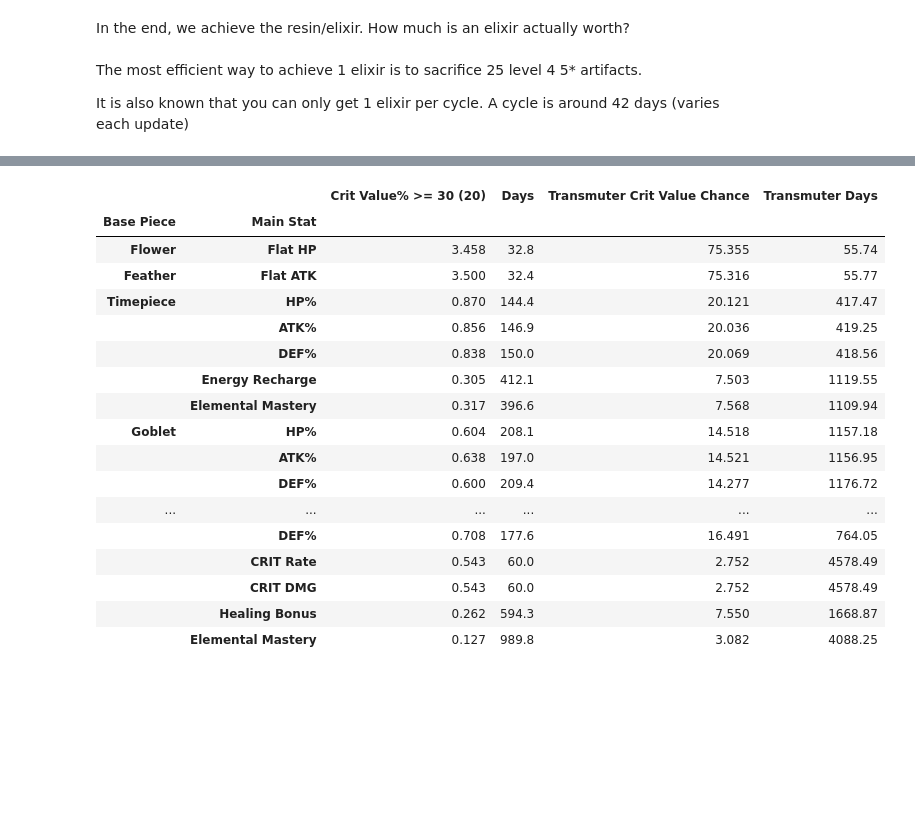
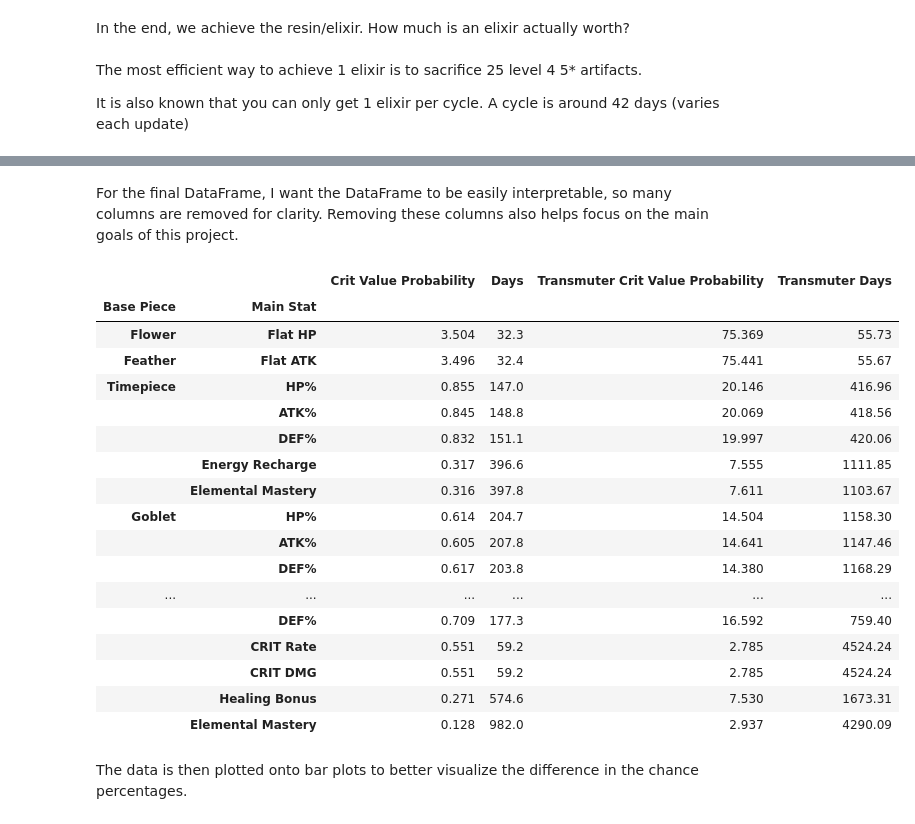
Before and after one commit to sjkevinnguyen/genshin-artifact, a Jupyter notebook: simulation.ipynb, the cells around one changed output, grey strips where cells are left out. Saved outputs shown, nothing was run; the diff lists cells and outputs as text; code cells hidden in the pictures; blank space fills up the shorter version.

Commit message:
Finish simulation.ipynb
Finished the write-up of the entire project. There might be some typos.
Last thing left is the README.md.

```diff
--- a/simulation.ipynb
+++ b/simulation.ipynb
@@ -155,6 +154,8 @@ However, for circlets with crit main stat, we will do 20+ cv as it is more reaso
 # Creating the series to add to the dataframe.
 import math
 
+# Average the elemental goblet percentages because they all have the same base probability.
+# This will result in a more accurate chance.
 element_goblets = [round(len([a for a in artifact_lists['Goblet'] if a.main_stat == 'PyroDMG%'])/simulations * 100, 3),
     round(len([a for a in artifact_lists['Goblet'] if a.main_stat == 'ElectroDMG%'])/simulations * 100, 3),
     round(len([a for a in artifact_lists['Goblet'] if a.main_stat == 'CryoDMG%'])/simulations * 100, 3),
@@ -165,6 +166,7 @@ element_goblets = [round(len([a for a in artifact_lists['Goblet'] if a.main_stat
     round(len([a for a in artifact_lists['Goblet'] if a.main_stat == 'PhysicalDMG%'])/simulations * 100, 3)]
 ele_goblets_average = round(sum(element_goblets) / len(element_goblets), 3)
 
+#
 crit = [round(len([a for a in artifact_lists['Circlet'] if a.main_stat == 'CRIT Rate%'])/simulations * 100, 3),
     round(len([a for a in artifact_lists['Circlet'] if a.main_stat == 'CRIT DMG%'])/simulations * 100, 3)]
 
@@ -200,7 +202,8 @@ crit_value_column = [
     round(len([a for a in artifact_lists['Circlet'] if a.main_stat == 'EM'])/simulations * 100, 3),
 ]
 
-df2['Crit Value% >= 30 (20)'] = crit_value_column
+# Insert series into DataFrame
+df2['Crit Value Probability'] = crit_value_column
 # %%
 df2
 # %% [output]
@@ -225,9 +235,9 @@ df2
 # %%
-average_num_runs_30_cv = (1 / (df2['Drops / Run'] * (df2['Crit Value% >= 30 (20)'] / 100) * (df2['Double Crit'] / 100))).round().astype(int)
+average_num_runs_30_cv = (1 / (df2['Drops / Run'] * (df2['Crit Value Probability'] / 100) * (df2['Double Crit'] / 100))).round().astype(int)
 df2["Average Number of Runs for 30 cv"] = average_num_runs_30_cv
-df2['Resin Cost (30)'] = df2["Average Number of Runs for 30 cv"] * 20
-df2['Days'] = round(df2['Resin Cost (30)'] / 180, 1)
-df2['Resin/Elixir'] = round(df2['Resin Cost (30)'] / df2['Elixirs'], 1)
+df2['Resin Cost'] = df2["Average Number of Runs for 30 cv"] * 20
+df2['Days'] = round(df2['Resin Cost'] / 180, 1)
+df2['Resin/Elixir'] = round(df2['Resin Cost'] / df2['Elixirs'], 1)
 # %%
 df2
 # %% [output]
@@ -364,7 +374,7 @@ crit_value_column2 = [
     round(len([b for b in transmuter_lists['Circlet'] if b.main_stat == 'EM'])/simulations * 100, 3),
 ]
 
-df2['Transmuter Crit Value Chance'] = crit_value_column2
+df2['Transmuter Crit Value Probability'] = crit_value_column2
 # %%
 df2
 # %% [output]
@@ -389,4 +401,4 @@ df2
 # %%
-df2['Transmuter Days'] =  round((1 / (df2['Transmuter Crit Value Chance'] / 100)) * df2['Elixir Timegate'], 2)
+df2['Transmuter Days'] =  round((1 / (df2['Transmuter Crit Value Probability'] / 100)) * df2['Elixir Timegate Days'], 2)
 df2
 # %% [output]
@@ -411,22 +423,26 @@ df2
+# %% [markdown]
+For the final DataFrame, I want the DataFrame to be easily interpretable, so many columns are removed for clarity. Removing these columns also helps focus on the main goals of this project.
 # %%
-df_final = df2.loc[:, ['Crit Value% >= 30 (20)', 'Days', 'Transmuter Crit Value Chance', 'Transmuter Days']]
+df_final = df2.loc[:, ['Crit Value Probability', 'Days', 'Transmuter Crit Value Probability', 'Transmuter Days']]
 df_final
 # %% [output]
-|  |  | Crit Value% >= 30 (20) | Days | Transmuter Crit Value Chance | Transmuter Days |
+|  |  | Crit Value Probability | Days | Transmuter Crit Value Probability | Transmuter Days |
 | Base Piece | Main Stat |  |  |  |  |
-| Flower | Flat HP | 3.458 | 32.8 | 75.355 | 55.74 |
-| Feather | Flat ATK | 3.500 | 32.4 | 75.316 | 55.77 |
-| Timepiece | HP% | 0.870 | 144.4 | 20.121 | 417.47 |
-|  | ATK% | 0.856 | 146.9 | 20.036 | 419.25 |
-|  | DEF% | 0.838 | 150.0 | 20.069 | 418.56 |
-|  | Energy Recharge | 0.305 | 412.1 | 7.503 | 1119.55 |
-|  | Elemental Mastery | 0.317 | 396.6 | 7.568 | 1109.94 |
-| Goblet | HP% | 0.604 | 208.1 | 14.518 | 1157.18 |
-|  | ATK% | 0.638 | 197.0 | 14.521 | 1156.95 |
-|  | DEF% | 0.600 | 209.4 | 14.277 | 1176.72 |
+| Flower | Flat HP | 3.504 | 32.3 | 75.369 | 55.73 |
+| Feather | Flat ATK | 3.496 | 32.4 | 75.441 | 55.67 |
+| Timepiece | HP% | 0.855 | 147.0 | 20.146 | 416.96 |
+|  | ATK% | 0.845 | 148.8 | 20.069 | 418.56 |
+|  | DEF% | 0.832 | 151.1 | 19.997 | 420.06 |
+|  | Energy Recharge | 0.317 | 396.6 | 7.555 | 1111.85 |
+|  | Elemental Mastery | 0.316 | 397.8 | 7.611 | 1103.67 |
+| Goblet | HP% | 0.614 | 204.7 | 14.504 | 1158.30 |
+|  | ATK% | 0.605 | 207.8 | 14.641 | 1147.46 |
+|  | DEF% | 0.617 | 203.8 | 14.380 | 1168.29 |
 | ... | ... | ... | ... | ... | ... |
-|  | DEF% | 0.708 | 177.6 | 16.491 | 764.05 |
-|  | CRIT Rate | 0.543 | 60.0 | 2.752 | 4578.49 |
-|  | CRIT DMG | 0.543 | 60.0 | 2.752 | 4578.49 |
-|  | Healing Bonus | 0.262 | 594.3 | 7.550 | 1668.87 |
-|  | Elemental Mastery | 0.127 | 989.8 | 3.082 | 4088.25 |
+|  | DEF% | 0.709 | 177.3 | 16.592 | 759.40 |
+|  | CRIT Rate | 0.551 | 59.2 | 2.785 | 4524.24 |
+|  | CRIT DMG | 0.551 | 59.2 | 2.785 | 4524.24 |
+|  | Healing Bonus | 0.271 | 574.6 | 7.530 | 1673.31 |
+|  | Elemental Mastery | 0.128 | 982.0 | 2.937 | 4290.09 |
+# %% [markdown]
+The data is then plotted onto bar plots to better visualize the difference in the chance percentages.
```
Also changed, not shown: parts of 16 cells of this notebook.
